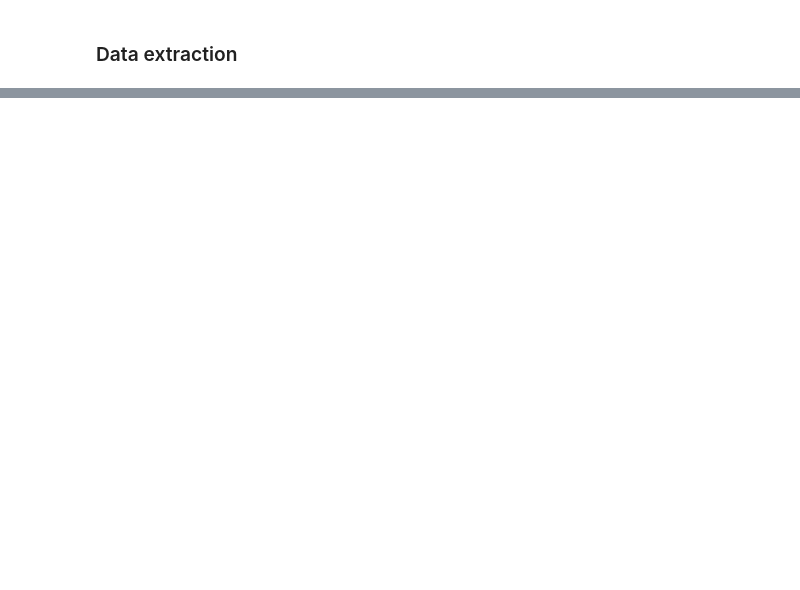
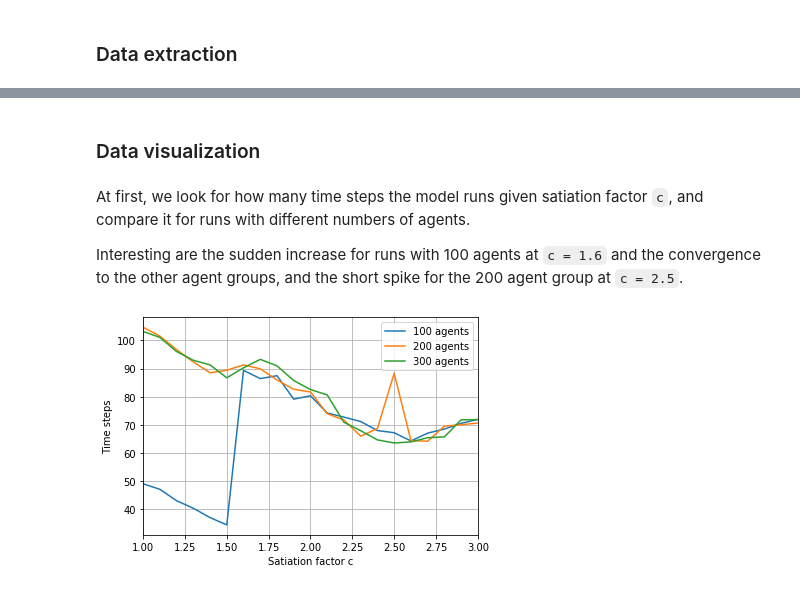
Before and after one commit to r-andre/abm-collective_emotions, a Jupyter notebook: exploration.ipynb, the cells around one changed output, grey strips where cells are left out. Drawn from its saved outputs; the diff is of its cells as text; code cells hidden in the pictures; blank space fills up the shorter version.

```diff
--- a/exploration.ipynb
+++ b/exploration.ipynb
@@ -105,0 +74,13 @@ df.to_csv("cyberemotions-dataset-ncs.csv", index=False)
+# %%
+results = pd.DataFrame()
+results = DATA.groupby(["Agents", "s", "c", "Run"]).mean()
+results.Step = DATA.groupby(["Agents", "s", "c", "Run"]).max().Step
+results.N = DATA.groupby(["Agents", "s", "c", "Run"]).sum().N
+df = results.reset_index()
+df["EpA"] = df.N / df.Agents
+results = df.groupby(["Agents", "s", "c"]).mean()
+results["Nstd"] = df.groupby(["Agents", "s", "c"]).std().N
+results["EpAstd"] = df.groupby(["Agents", "s", "c"]).std().EpA
+#results["EpA"] = results.groupby(["Agents", "s", "c"]).mean()
+results = results.drop(columns=["Run"]).reset_index()
+results
@@ -105,0 +101,16 @@ df.to_csv("cyberemotions-dataset-ncs.csv", index=False)
+# %% [markdown]
+### Data visualization
+# %% [markdown]
+At first, we look for how many time steps the model runs given satiation factor `c`, and compare it for runs with different numbers of agents.
+
+Interesting are the sudden increase for runs with 100 agents at `c = 1.6` and the convergence to the other agent groups, and the short spike for the 200 agent group at `c = 2.5`.
+# %%
+ax = plt.figure().add_subplot()
+
+results[results.Agents == 100].groupby("c").mean().reset_index().plot(x="c", y="Step", grid=True, label="100 agents", ax=ax)
+results[results.Agents == 200].groupby("c").mean().reset_index().plot(x="c", y="Step", grid=True, label="200 agents", ax=ax)
+results[results.Agents == 300].groupby("c").mean().reset_index().plot(x="c", y="Step", grid=True, label="300 agents", ax=ax).set(xlabel="Satiation factor c", ylabel="Time steps")
+
+plt.show()
+# %% [output]
+[figure, added]
```
Also changed, not shown: parts of 52 cells of this notebook, 2 other files.
